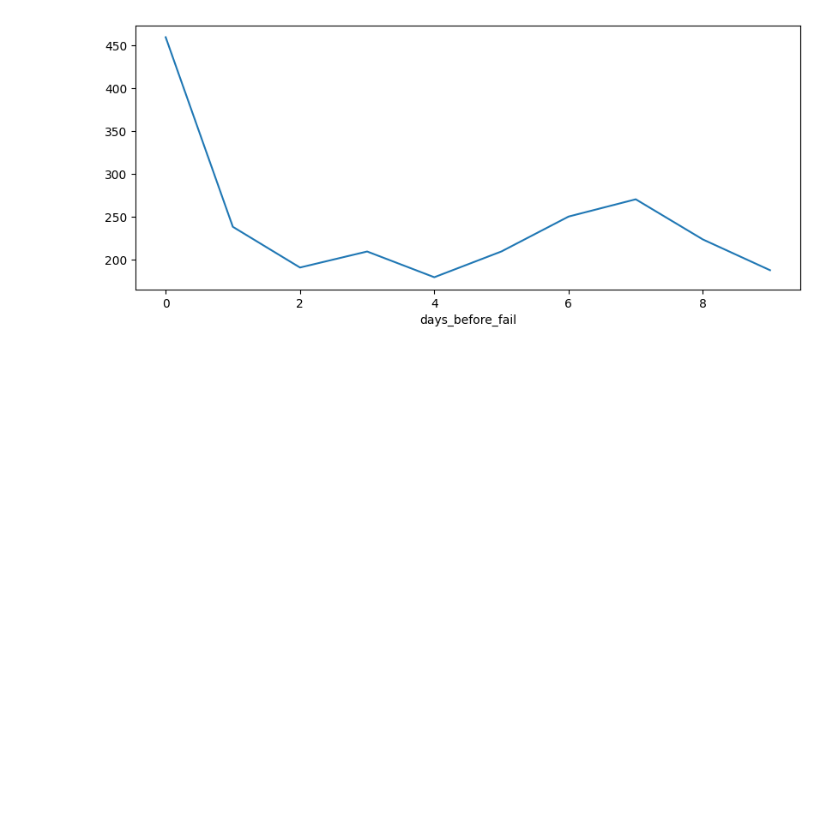
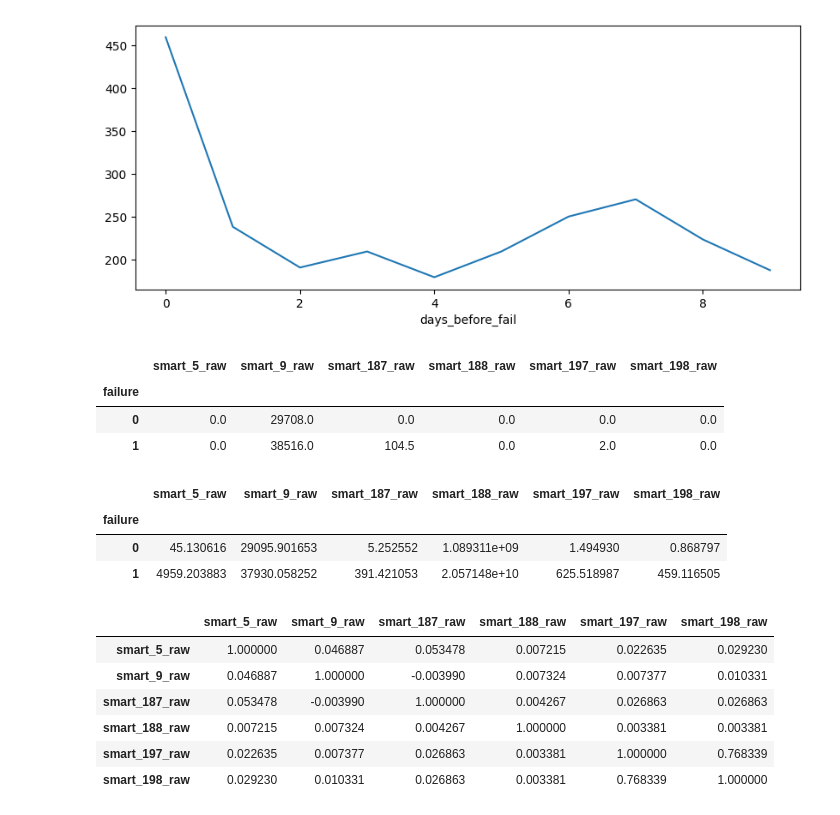
Before and after one commit to PhonpawitS/Hard-Drive-Failure-Prediction-using-ML, a Jupyter notebook: notebooks/eda.ipynb, the cells around one changed output. Drawn from its saved outputs; the diff is of its cells as text; code cells hidden in the pictures; blank space fills up the shorter version.

```diff
--- a/notebooks/eda.ipynb
+++ b/notebooks/eda.ipynb
@@ -203,3 +210,27 @@ plot_df.plot(figsize=(10, 4))
 # %% [output]
 <Axes: xlabel='days_before_fail'>
 [figure]
+# %%
+df.groupby("failure")[important_smarts].median()
+# %% [output]
+|  | smart_5_raw | smart_9_raw | smart_187_raw | smart_188_raw | smart_197_raw | smart_198_raw |
+| failure |  |  |  |  |  |  |
+| 0 | 0.0 | 29708.0 | 0.0 | 0.0 | 0.0 | 0.0 |
+| 1 | 0.0 | 38516.0 | 104.5 | 0.0 | 2.0 | 0.0 |
+# %%
+df.groupby("failure")[important_smarts].mean()
+# %% [output]
+|  | smart_5_raw | smart_9_raw | smart_187_raw | smart_188_raw | smart_197_raw | smart_198_raw |
+| failure |  |  |  |  |  |  |
+| 0 | 45.130616 | 29095.901653 | 5.252552 | 1.089311e+09 | 1.494930 | 0.868797 |
+| 1 | 4959.203883 | 37930.058252 | 391.421053 | 2.057148e+10 | 625.518987 | 459.116505 |
+# %%
+df[important_smarts].corr()
+# %% [output]
+|  | smart_5_raw | smart_9_raw | smart_187_raw | smart_188_raw | smart_197_raw | smart_198_raw |
+| smart_5_raw | 1.000000 | 0.046887 | 0.053478 | 0.007215 | 0.022635 | 0.029230 |
+| smart_9_raw | 0.046887 | 1.000000 | -0.003990 | 0.007324 | 0.007377 | 0.010331 |
+| smart_187_raw | 0.053478 | -0.003990 | 1.000000 | 0.004267 | 0.026863 | 0.026863 |
+| smart_188_raw | 0.007215 | 0.007324 | 0.004267 | 1.000000 | 0.003381 | 0.003381 |
+| smart_197_raw | 0.022635 | 0.007377 | 0.026863 | 0.003381 | 1.000000 | 0.768339 |
+| smart_198_raw | 0.029230 | 0.010331 | 0.026863 | 0.003381 | 0.768339 | 1.000000 |
```
Also changed, not shown: parts of 2 cells of this notebook.
